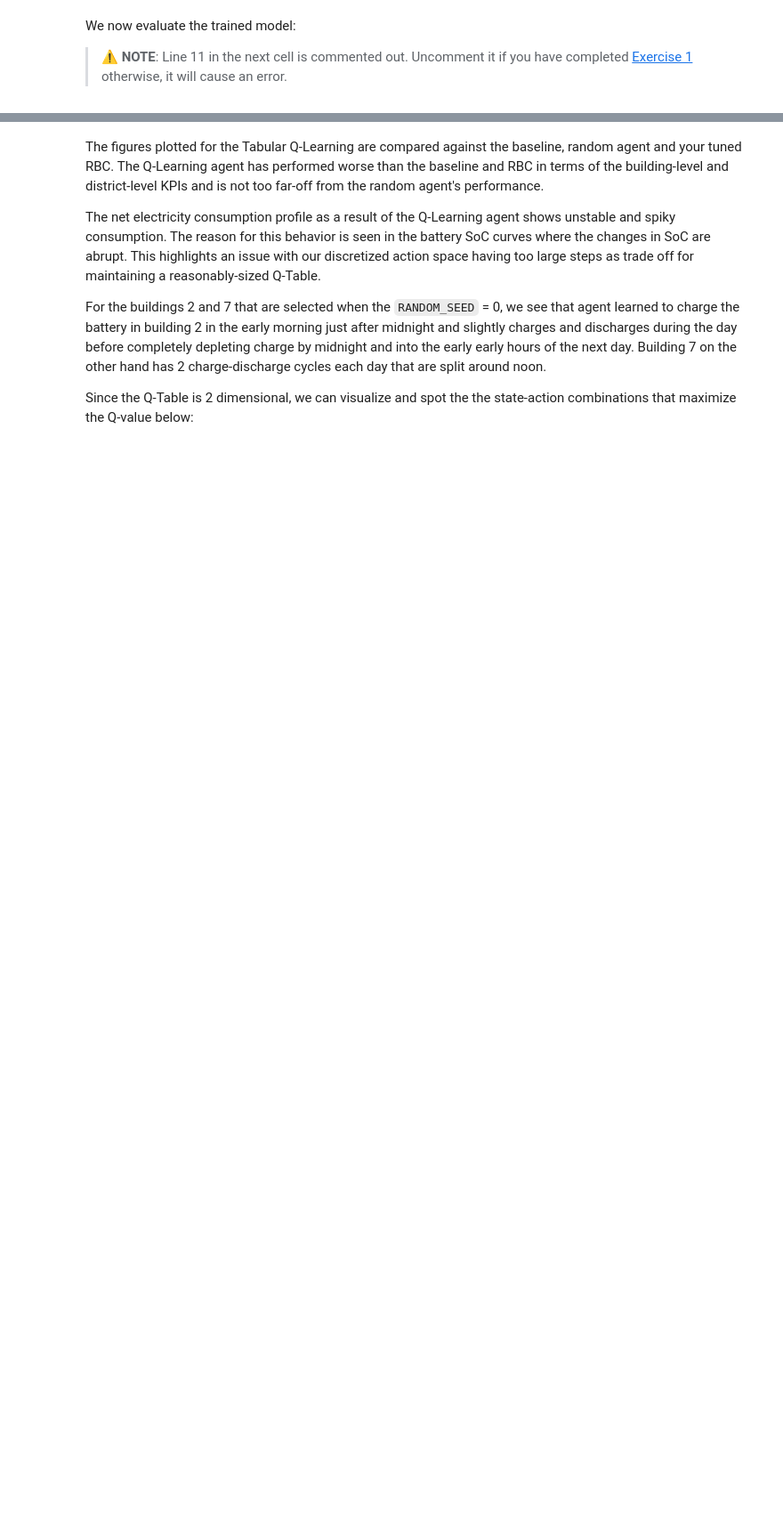
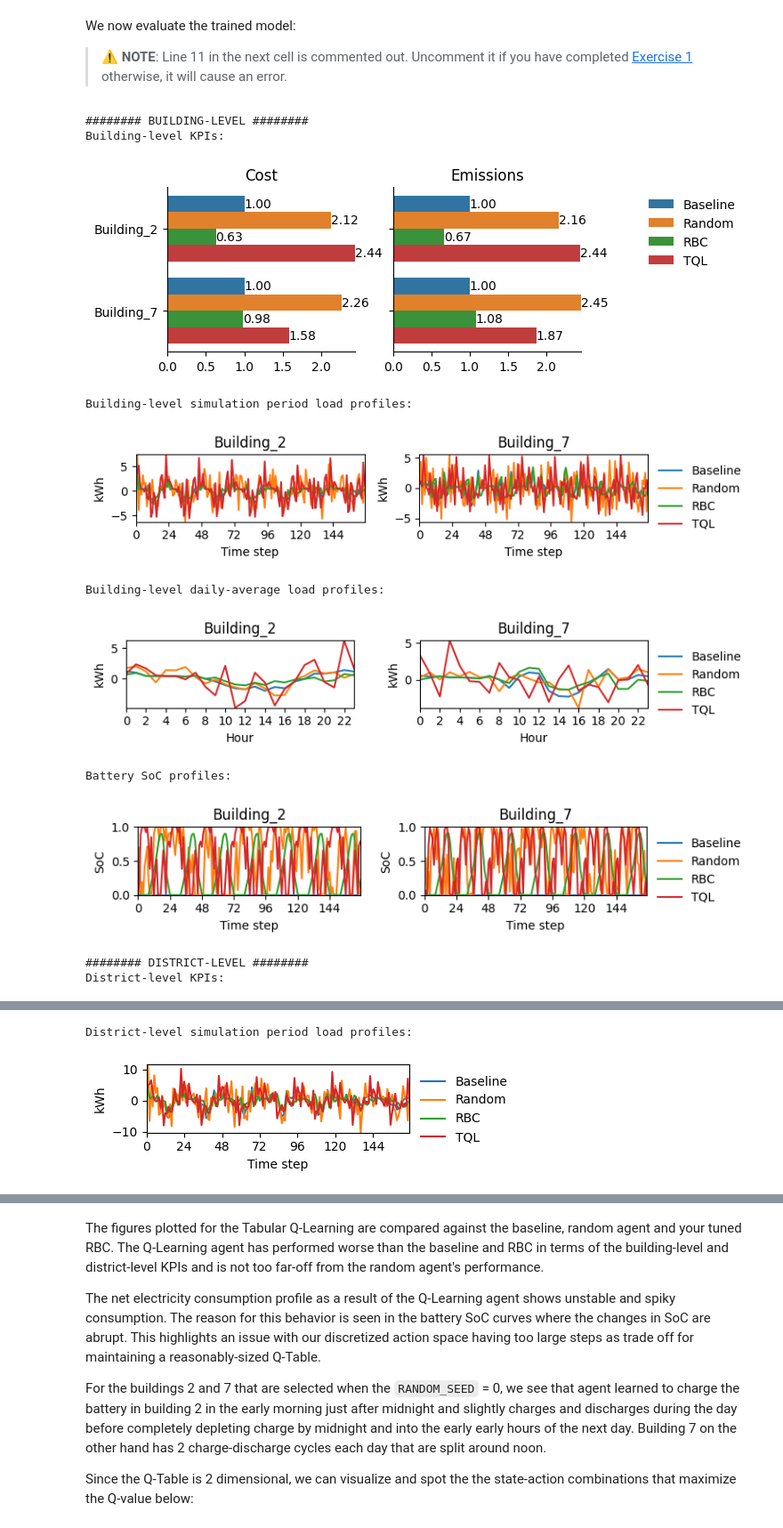
Before and after one commit to istayheart/CityLearn, a Jupyter notebook: citylearn_ccai_tutorial.ipynb, the cells around one changed output, grey strips where cells are left out. Shown at 89% size. Drawn from its saved outputs; the diff is of its cells as text; code cells hidden in the pictures; blank space fills up the shorter version.

```diff
--- a/citylearn_ccai_tutorial.ipynb
+++ b/citylearn_ccai_tutorial.ipynb
@@ -1696,6 +1789,47 @@ We can now go ahead to train our Q Learner. We will use the following hyperparam
 - `learning_rate` ($\alpha$) = 0.005
 
 The agent is trained for $\frac{m \times n \times i}{t}$ episodes where $m$ and $n$ are the observation and action space sizes respectively, $i$ is an arbitrary integer and t is the number of time steps in one episode. That way, we increase the probability that we at least visit each state-action combination once.
+# %%
+class TabularQLearningWrapper:
+    def __init__(self, env, observation_bin_sizes, action_bin_sizes):
+        self.env = env
+        self.observation_bin_sizes = observation_bin_sizes
+        self.action_bin_sizes = action_bin_sizes
+        self.observation_names = env.observation_names  # 显式继承
+class TabularQLearningActionWrapper:
+    def __init__(self, env, **kwargs):
+        self.env = env
+        # 其他初始化逻辑...
+
+    def __getattr__(self, name):
+        # 动态转发属性到底层环境
+        return getattr(self.env, name)
+
+# 确保在初始化 CityLearnEnv 后设置
+tql_env.env.observation_names = ['hour', 'electricity_pricing', 'solar_generation']  # 根据实际需求定义
+
+class TabularQLearningWrapper:
+    def __init__(self, env, **kwargs):
+        self.env = env
+        self.observation_names = getattr(env, 'observation_names', None)
+
+    def __getattr__(self, name):
+        return getattr(self.env, name)
+
+# 初始化 tql_env 后手动检查或设置
+if not hasattr(tql_env, 'observation_names'):
+    tql_env.observation_names = ['hour', 'electricity_pricing', 'solar_generation']  # 示例
+
+# 调用 TabularQLearning
+tql_model = TabularQLearning(
+    env=tql_env,
+    random_seed=RANDOM_SEED,
+    epsilon=1.0,
+    minimum_epsilon=0.01,
+    epsilon_decay=0.0001,
+    learning_rate=0.005,
+    discount_factor=0.99,
+)
 # %%
 # ----------------- CALCULATE NUMBER OF TRAINING EPISODES -----------------
 i = 3
@@ -1733,15 +1870,27 @@ We now evaluate the trained model:
 # %%
 observations, _ = tql_env.reset()
 
 while not tql_env.unwrapped.terminated:
     actions = tql_model.predict(observations, deterministic=True)
     observations, _, _, _, _ = tql_env.step(actions)
 
 # plot summary and compare with other control results
 plot_simulation_summary({
     'Baseline': baseline_env,
     # Uncomment line below if you have completed Exercise 1
-    # 'Random': random_env,
+    'Random': random_env,
     'RBC': rbc_env,
     'TQL': tql_env
 })
+# %% [output]
+######## BUILDING-LEVEL ########
+Building-level KPIs:
+[figure, added]
+Building-level simulation period load profiles:
+[figure, added]
+Building-level daily-average load profiles:
+[figure, added]
+Battery SoC profiles:
+[figure, added]
+######## DISTRICT-LEVEL ########
+District-level KPIs:
@@ -1747,0 +1898,2 @@ plot_simulation_summary({
+District-level simulation period load profiles:
+[figure, added]
```
Also changed, not shown: parts of 17 cells of this notebook.
